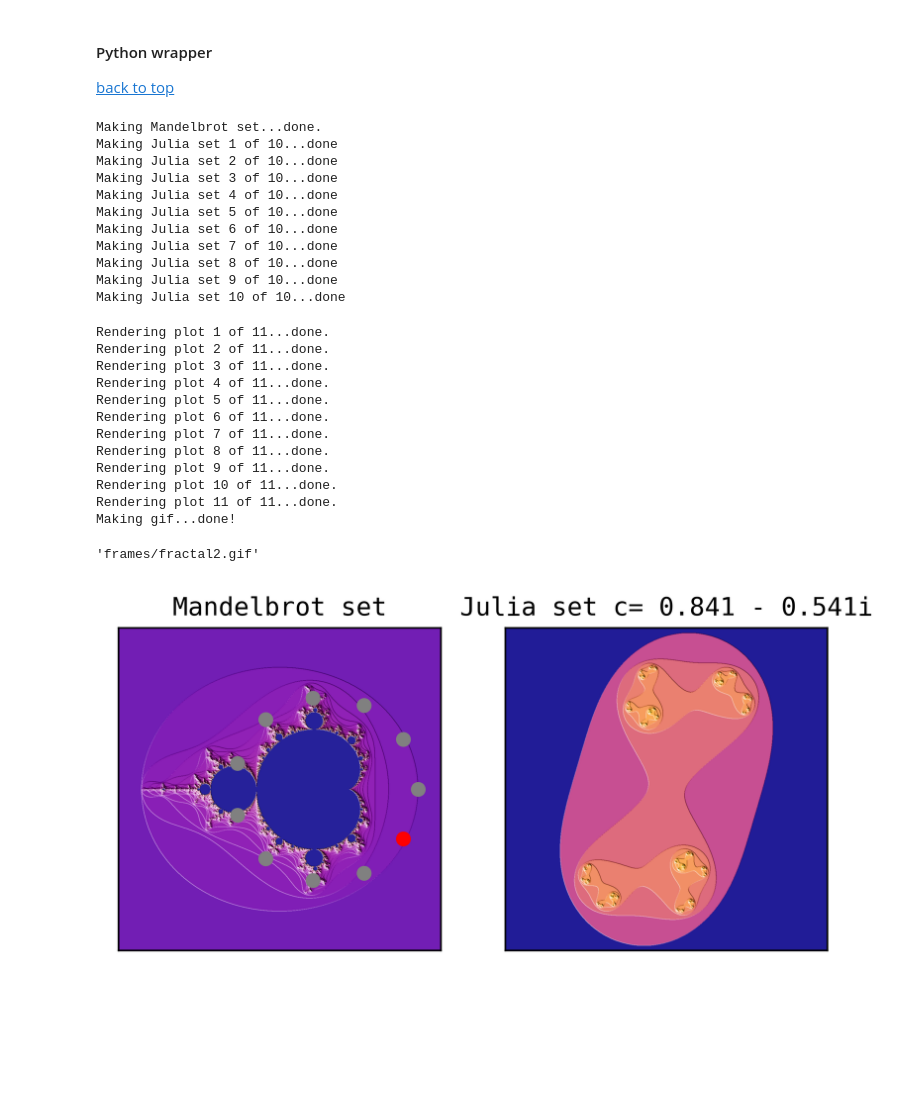
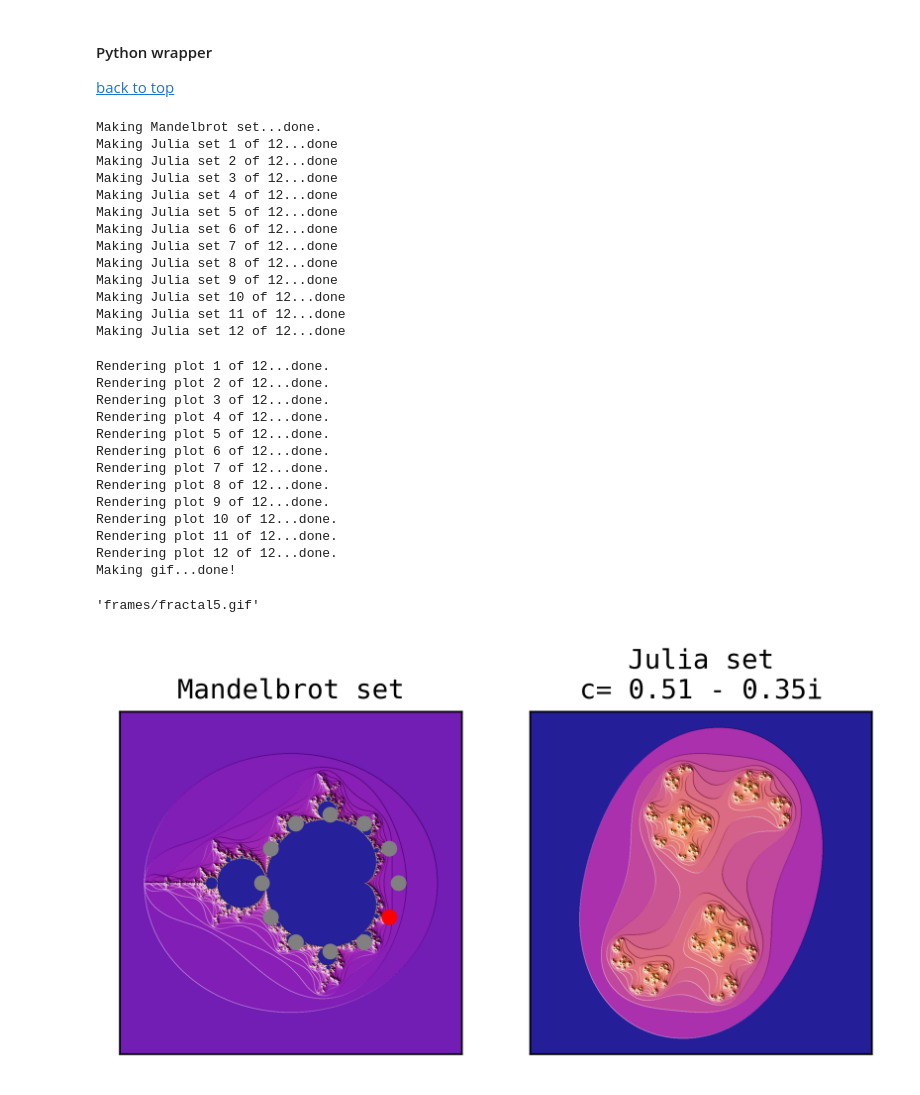
Before and after one commit to jennyfothergill/fractal_giffer, a Jupyter notebook: JFothergill_project.ipynb, the cells around one changed output. Cells and saved outputs as stored; diff of their text form; code cells hidden in the pictures; blank space fills up the shorter version.

```diff
--- a/JFothergill_project.ipynb
+++ b/JFothergill_project.ipynb
@@ -329,7 +329,7 @@ from PIL import Image
 def circle(xc, yc, radius, npts):
     theta = 2*np.pi/npts
     def xy(angle):
-        return (radius * np.cos(angle), radius * np.sin(angle))
+        return (radius * np.cos(angle) + xc, radius * np.sin(angle) + yc)
     return [xy(theta*i) for i in range(npts)]
 
 
@@ -507,43 +507,52 @@ def make_gif(
 # make_outfiles(
 #     xc, yc, npts, radius, verbose=False, node="node1"
 # )
+xc = -0.1
+yc = 0
+npts = 12
+radius = 0.7
 
 # This is pretty SLOW -- must be ran on redhawk
-make_outfiles(0, 0, 10, 0.8, verbose=True, node="node2")
+make_outfiles(xc, yc, npts, radius, verbose=True, node="node3")
 # %% [output]
 Making Mandelbrot set...done.
-Making Julia set 1 of 10...done
-Making Julia set 2 of 10...done
-Making Julia set 3 of 10...done
-Making Julia set 4 of 10...done
-Making Julia set 5 of 10...done
-Making Julia set 6 of 10...done
-Making Julia set 7 of 10...done
-Making Julia set 8 of 10...done
-Making Julia set 9 of 10...done
-Making Julia set 10 of 10...done
+Making Julia set 1 of 12...done
+Making Julia set 2 of 12...done
+Making Julia set 3 of 12...done
+Making Julia set 4 of 12...done
+Making Julia set 5 of 12...done
+Making Julia set 6 of 12...done
+Making Julia set 7 of 12...done
+Making Julia set 8 of 12...done
+Making Julia set 9 of 12...done
+Making Julia set 10 of 12...done
+Making Julia set 11 of 12...done
+Making Julia set 12 of 12...done
 # %%
 # This can be done locally with the outfiles from redhawk
 !rm -rf frames/*.png
 
 # make_gif(
 #  xc, yc, npts, radius, verbose=False, gifname="frames/fractal.gif", outdir="outfiles/"
 # )
-make_gif(0, 0, 11, 1, verbose=True, gifname="frames/fractal2.gif")
+make_gif(
+    xc, yc, npts, radius, verbose=True, gifname="frames/fractal5.gif", outdir=""
+)
 # %% [output]
-Rendering plot 1 of 11...done.
-Rendering plot 2 of 11...done.
-Rendering plot 3 of 11...done.
-Rendering plot 4 of 11...done.
-Rendering plot 5 of 11...done.
-Rendering plot 6 of 11...done.
-Rendering plot 7 of 11...done.
-Rendering plot 8 of 11...done.
-Rendering plot 9 of 11...done.
-Rendering plot 10 of 11...done.
-Rendering plot 11 of 11...done.
+Rendering plot 1 of 12...done.
+Rendering plot 2 of 12...done.
+Rendering plot 3 of 12...done.
+Rendering plot 4 of 12...done.
+Rendering plot 5 of 12...done.
+Rendering plot 6 of 12...done.
+Rendering plot 7 of 12...done.
+Rendering plot 8 of 12...done.
+Rendering plot 9 of 12...done.
+Rendering plot 10 of 12...done.
+Rendering plot 11 of 12...done.
+Rendering plot 12 of 12...done.
 Making gif...done!
-'frames/fractal2.gif'
+'frames/fractal5.gif'
-[figure, old version]
+[figure, new version]
 # %% [markdown]
 <a id='gif'></a>
```
Also changed, not shown: parts of 2 cells of this notebook.
